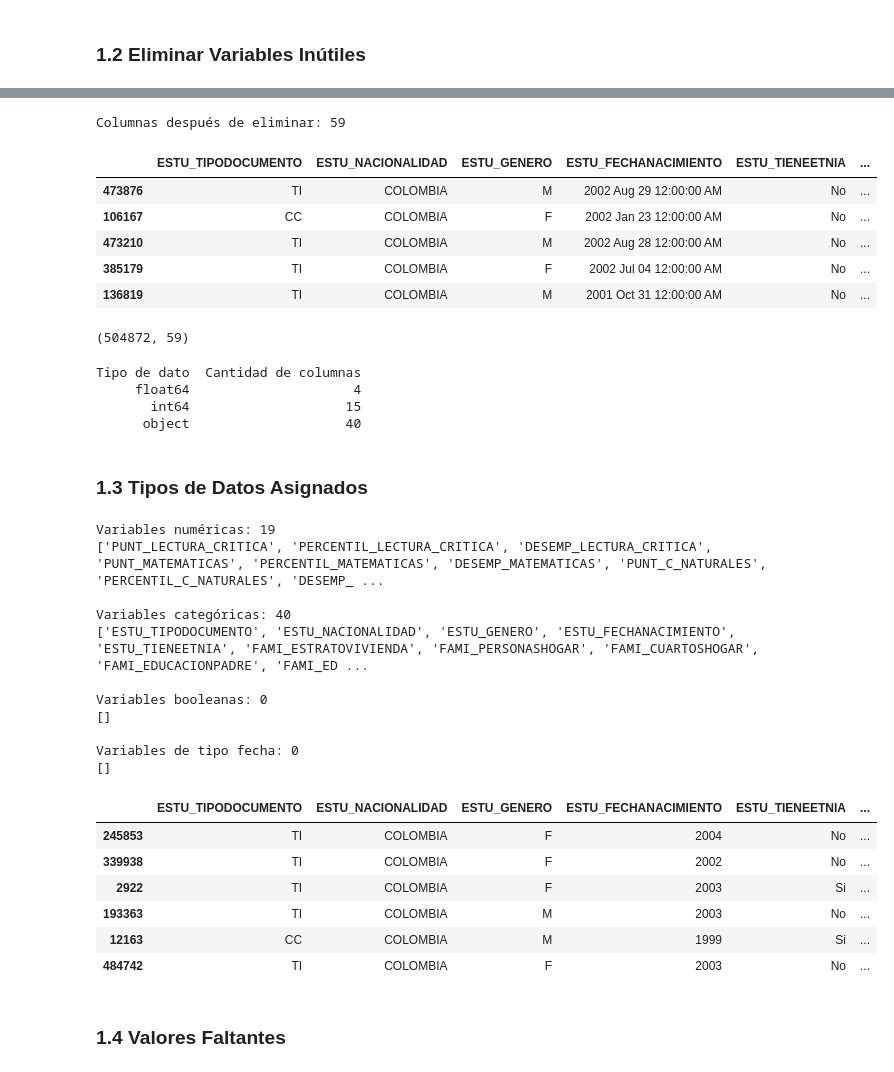
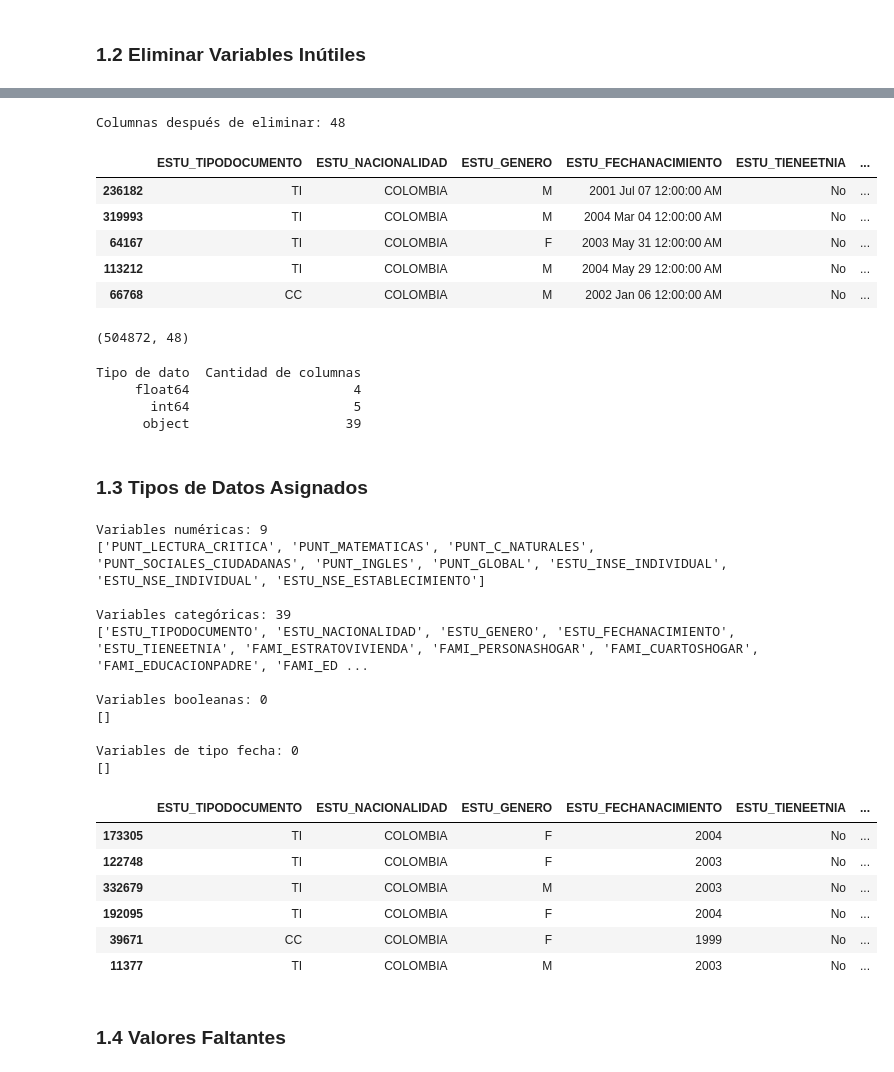
Before and after one commit to JorgeJordyJaimes/icfes-app, a Jupyter notebook: notebooks/1.carga-datos.ipynb, the cells around one changed output, grey strips where cells are left out. Cells and saved outputs as stored; diff of their text form; code cells hidden in the pictures.

```diff
--- a/notebooks/1.carga-datos.ipynb
+++ b/notebooks/1.carga-datos.ipynb
@@ -80,28 +80,31 @@ Index(['ESTU_TIPODOCUMENTO', 'ESTU_NACIONALIDAD', 'ESTU_GENERO',
 # %%
 vars_eliminar = ['PERIODO', 'ESTU_CONSECUTIVO', 'ESTU_ESTUDIANTE', 'ESTU_DEPTO_RESIDE',
                  'ESTU_COD_RESIDE_DEPTO', 'ESTU_MCPIO_RESIDE', 'ESTU_COD_RESIDE_MCPIO',
                  'COLE_CODIGO_ICFES', 'COLE_COD_DANE_ESTABLECIMIENTO', 'ESTU_PAIS_RESIDE',
                  'COLE_NOMBRE_ESTABLECIMIENTO', 'COLE_COD_DANE_SEDE', 'COLE_NOMBRE_SEDE',
                  'COLE_COD_MCPIO_UBICACION', 'COLE_MCPIO_UBICACION', 'COLE_COD_DEPTO_UBICACION',
                  'COLE_DEPTO_UBICACION', 'ESTU_PRIVADO_LIBERTAD', 'ESTU_COD_MCPIO_PRESENTACION',
-                 'ESTU_COD_DEPTO_PRESENTACION', 'ESTU_ESTADOINVESTIGACION', 'ESTU_GENERACION-E']
+                 'ESTU_COD_DEPTO_PRESENTACION','PERCENTIL_LECTURA_CRITICA', 'DESEMP_LECTURA_CRITICA',
+                 'PERCENTIL_MATEMATICAS', 'DESEMP_MATEMATICAS', 'PERCENTIL_C_NATURALES', 'DESEMP_C_NATURALES',
+                 'PERCENTIL_SOCIALES_CIUDADANAS', 'DESEMP_SOCIALES_CIUDADANAS', 'PERCENTIL_INGLES', 'DESEMP_INGLES',
+                 'PERCENTIL_GLOBAL', 'ESTU_ESTADOINVESTIGACION', 'ESTU_GENERACION-E']
 
 icfes.drop(vars_eliminar, axis=1, inplace=True)
 
 print(f"Columnas después de eliminar: {icfes.shape[1]}")
 icfes.sample(5)
 # %% [output]
-Columnas después de eliminar: 59
+Columnas después de eliminar: 48
 |  | ESTU_TIPODOCUMENTO | ESTU_NACIONALIDAD | ESTU_GENERO | ESTU_FECHANACIMIENTO | ESTU_TIENEETNIA | ... |
-| 473876 | TI | COLOMBIA | M | 2002 Aug 29 12:00:00 AM | No | ... |
-| 106167 | CC | COLOMBIA | F | 2002 Jan 23 12:00:00 AM | No | ... |
-| 473210 | TI | COLOMBIA | M | 2002 Aug 28 12:00:00 AM | No | ... |
-| 385179 | TI | COLOMBIA | F | 2002 Jul 04 12:00:00 AM | No | ... |
-| 136819 | TI | COLOMBIA | M | 2001 Oct 31 12:00:00 AM | No | ... |
+| 236182 | TI | COLOMBIA | M | 2001 Jul 07 12:00:00 AM | No | ... |
+| 319993 | TI | COLOMBIA | M | 2004 Mar 04 12:00:00 AM | No | ... |
+| 64167 | TI | COLOMBIA | F | 2003 May 31 12:00:00 AM | No | ... |
+| 113212 | TI | COLOMBIA | M | 2004 May 29 12:00:00 AM | No | ... |
+| 66768 | CC | COLOMBIA | M | 2002 Jan 06 12:00:00 AM | No | ... |
 # %%
 icfes.shape
 # %% [output]
-(504872, 59)
+(504872, 48)
 # %%
 resumen = icfes.dtypes.value_counts().reset_index()
 resumen.columns = ['Tipo de dato', 'Cantidad de columnas']
@@ -110,8 +113,8 @@ print(resumen.to_string(index=False))
 # %% [output]
 Tipo de dato  Cantidad de columnas
      float64                     4
-       int64                    15
-      object                    40
+       int64                     5
+      object                    39
 # %% [markdown]
 ### 1.3 Tipos de Datos Asignados
 # %%
@@ -135,10 +138,10 @@ fecha_vars = icfes.select_dtypes(include=["datetime"]).columns.tolist()
 print("\nVariables de tipo fecha:", len(fecha_vars))
 print(fecha_vars)
 # %% [output]
-Variables numéricas: 19
-['PUNT_LECTURA_CRITICA', 'PERCENTIL_LECTURA_CRITICA', 'DESEMP_LECTURA_CRITICA', 'PUNT_MATEMATICAS', 'PERCENTIL_MATEMATICAS', 'DESEMP_MATEMATICAS', 'PUNT_C_NATURALES', 'PERCENTIL_C_NATURALES', 'DESEMP_ ...
+Variables numéricas: 9
+['PUNT_LECTURA_CRITICA', 'PUNT_MATEMATICAS', 'PUNT_C_NATURALES', 'PUNT_SOCIALES_CIUDADANAS', 'PUNT_INGLES', 'PUNT_GLOBAL', 'ESTU_INSE_INDIVIDUAL', 'ESTU_NSE_INDIVIDUAL', 'ESTU_NSE_ESTABLECIMIENTO']
 
-Variables categóricas: 40
+Variables categóricas: 39
 ['ESTU_TIPODOCUMENTO', 'ESTU_NACIONALIDAD', 'ESTU_GENERO', 'ESTU_FECHANACIMIENTO', 'ESTU_TIENEETNIA', 'FAMI_ESTRATOVIVIENDA', 'FAMI_PERSONASHOGAR', 'FAMI_CUARTOSHOGAR', 'FAMI_EDUCACIONPADRE', 'FAMI_ED ...
 
 Variables booleanas: 0
@@ -156,12 +159,12 @@ icfes['ESTU_FECHANACIMIENTO'] = pd.to_numeric(
 icfes.sample(6)
 # %% [output]
 |  | ESTU_TIPODOCUMENTO | ESTU_NACIONALIDAD | ESTU_GENERO | ESTU_FECHANACIMIENTO | ESTU_TIENEETNIA | ... |
-| 245853 | TI | COLOMBIA | F | 2004 | No | ... |
-| 339938 | TI | COLOMBIA | F | 2002 | No | ... |
-| 2922 | TI | COLOMBIA | F | 2003 | Si | ... |
-| 193363 | TI | COLOMBIA | M | 2003 | No | ... |
-| 12163 | CC | COLOMBIA | M | 1999 | Si | ... |
-| 484742 | TI | COLOMBIA | F | 2003 | No | ... |
+| 173305 | TI | COLOMBIA | F | 2004 | No | ... |
+| 122748 | TI | COLOMBIA | F | 2003 | No | ... |
+| 332679 | TI | COLOMBIA | M | 2003 | No | ... |
+| 192095 | TI | COLOMBIA | F | 2004 | No | ... |
+| 39671 | CC | COLOMBIA | F | 1999 | No | ... |
+| 11377 | TI | COLOMBIA | M | 2003 | No | ... |
 # %% [markdown]
 ### 1.4 Valores Faltantes
 # %% [markdown]
```
Also changed, not shown: parts of 7 cells of this notebook.
